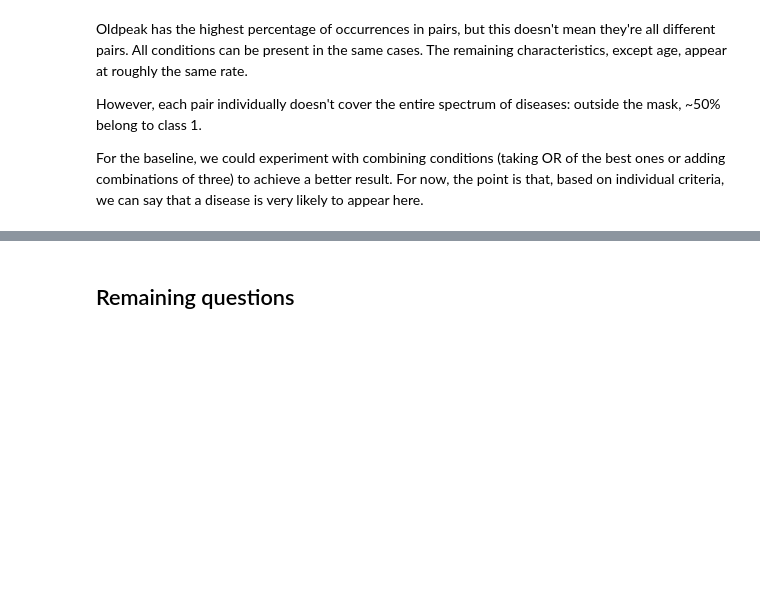
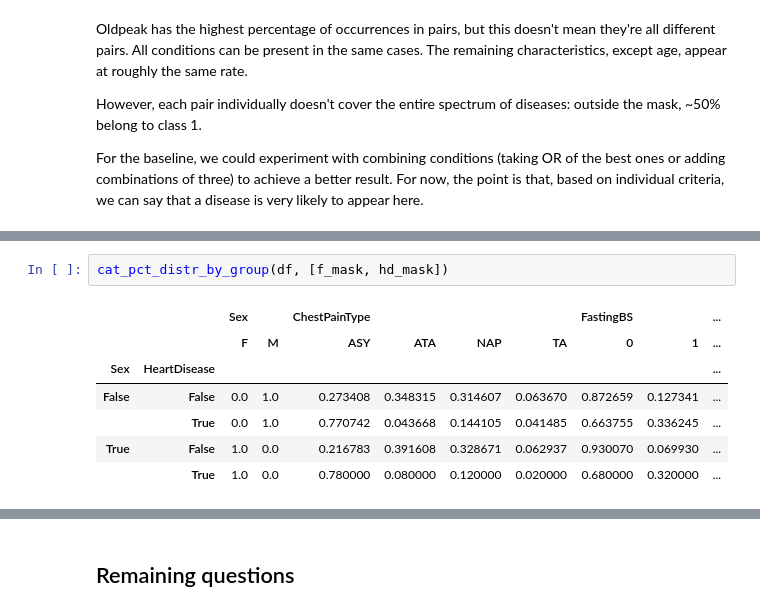
Before and after one commit to Lymuthien/heart_failure, a Jupyter notebook: notebooks/1.0-eda.ipynb, the cells around one changed output, grey strips where cells are left out. Cells and saved outputs as stored; diff of their text form; blank space fills up the shorter version.

```diff
--- a/notebooks/1.0-eda.ipynb
+++ b/notebooks/1.0-eda.ipynb
@@ -386,0 +397,10 @@ For the baseline, we could experiment with combining conditions (taking OR of th
+# %%
+cat_pct_distr_by_group(df, [f_mask, hd_mask])
+# %% [output]
+|  |  | Sex |  | ChestPainType |  |  |  | FastingBS |  | ... |
+|  |  | F | M | ASY | ATA | NAP | TA | 0 | 1 | ... |
+| Sex | HeartDisease |  |  |  |  |  |  |  |  | ... |
+| False | False | 0.0 | 1.0 | 0.273408 | 0.348315 | 0.314607 | 0.063670 | 0.872659 | 0.127341 | ... |
+|  | True | 0.0 | 1.0 | 0.770742 | 0.043668 | 0.144105 | 0.041485 | 0.663755 | 0.336245 | ... |
+| True | False | 1.0 | 0.0 | 0.216783 | 0.391608 | 0.328671 | 0.062937 | 0.930070 | 0.069930 | ... |
+|  | True | 1.0 | 0.0 | 0.780000 | 0.080000 | 0.120000 | 0.020000 | 0.680000 | 0.320000 | ... |
```
Also changed, not shown: parts of 20 cells of this notebook, 1 other file.
